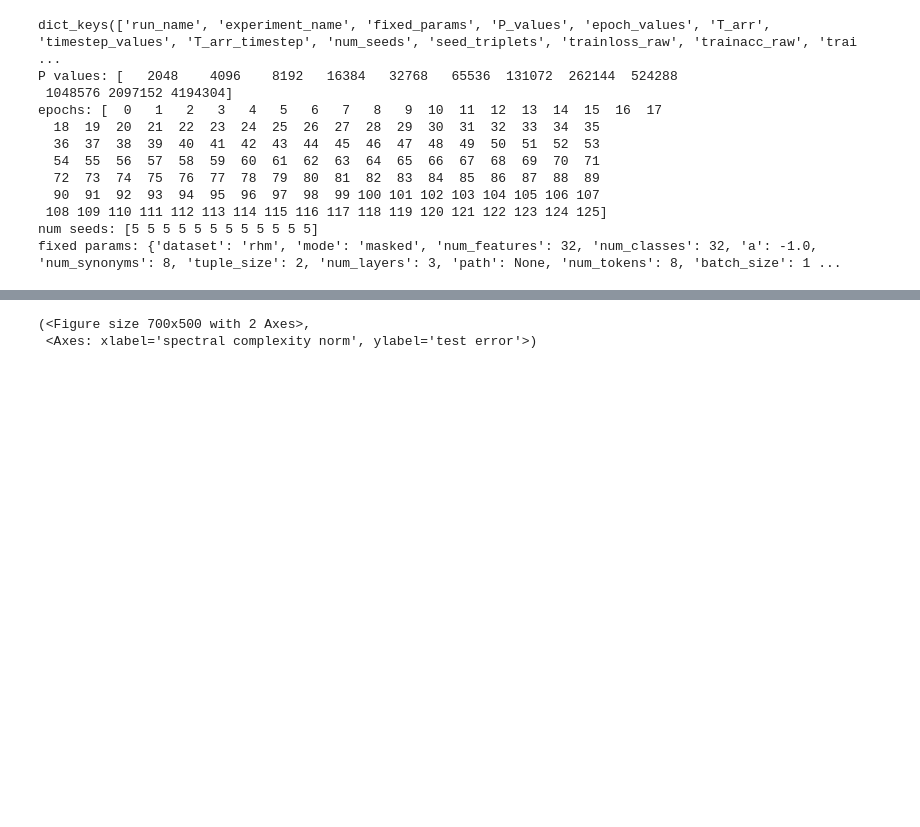
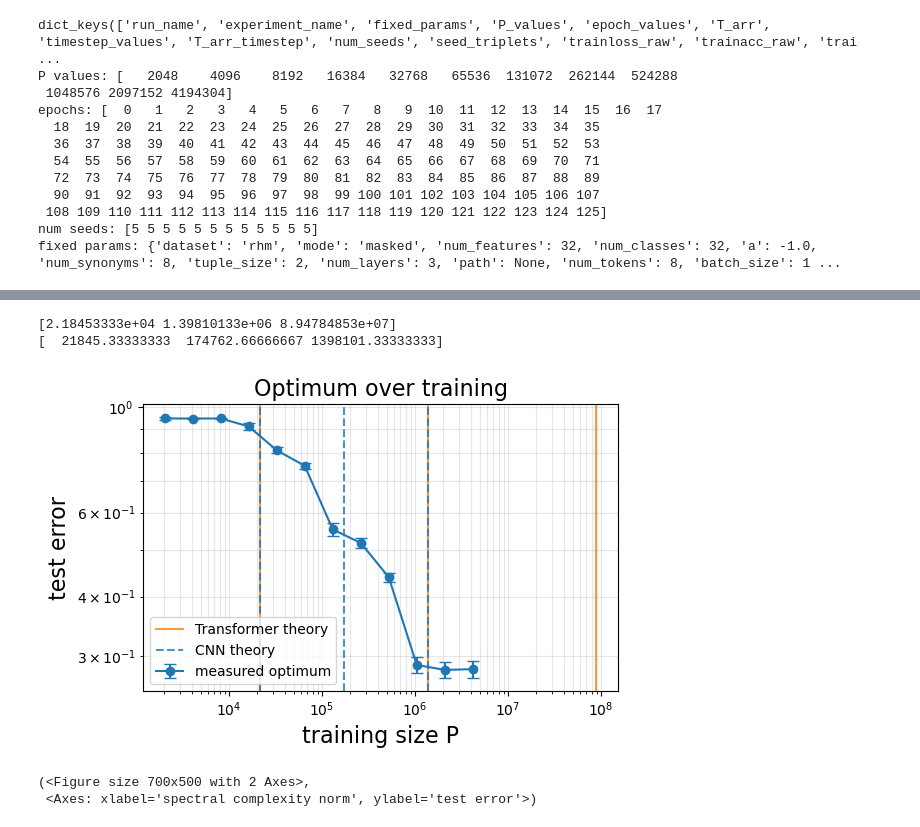
Before and after one commit to f-damico/theory-language-modelling, a Jupyter notebook: conv_rhm_dynamics.ipynb, the cells around one changed output, grey strips where cells are left out. Saved outputs shown, nothing was run; the diff lists cells and outputs as text; code cells hidden in the pictures; blank space fills up the shorter version.

```diff
--- a/conv_rhm_dynamics.ipynb
+++ b/conv_rhm_dynamics.ipynb
@@ -1334,3 +1708,72 @@ plt.show()
+# %%
+import numpy as np
+import matplotlib.pyplot as plt
+
+P = np.asarray(res["P_values"], dtype=float)
+y = np.asarray(res["best_acc_mean"], dtype=float)
+yerr = np.asarray(res["best_acc_std"], dtype=float)
+yerr = np.where(yerr < 0, 0.0, yerr)
+
+# ---- extract actual RHM parameters from res ----
+fp = res.get("fixed_params", {})
+
+v = 32
+m = 8
+s = 2
+L = 3
+
+
+f = m / (v ** (s - 1))
+if not (0 < f < 1):
+    raise ValueError(f"Need 0 < f = m / v^(s-1) < 1, got f={f:.6g}")
+
+levels = np.arange(1, L + 1)
+
+# Paper predictions
+P_tr = (v / (1 - f)) * (m ** (2 * levels + 1))   # transformer
+P_cnn = (v / (1 - f)) * (m ** (levels + 2))      # CNN
+print(P_tr)
+print(P_cnn)
+
+fig, ax = plt.subplots(figsize=(6, 4))
+
+ax.errorbar(P, 1 - y, yerr=yerr, marker="o", capsize=4, label="measured optimum")
+ax.set_xscale("log")
+ax.set_yscale("log")
+ax.set_xlabel("training size P", fontsize=16)
+ax.set_ylabel("test error", fontsize=16)
+ax.set_title("Optimum over training", fontsize=16)
+ax.grid(True, which="both", alpha=0.3)
+
+# vertical lines: transformer thresholds
+for i, pth in enumerate(P_tr):
+    ax.axvline(
+        pth,
+        color="tab:orange",
+        ls="-",
+        lw=1.5,
+        alpha=0.8,
+        label="Transformer theory" if i == 0 else None,
+    )
+
+# vertical lines: CNN thresholds
+for i, pth in enumerate(P_cnn):
+    ax.axvline(
+        pth,
+        color="tab:blue",
+        ls="--",
+        lw=1.5,
+        alpha=0.8,
+        label="CNN theory" if i == 0 else None,
+    )
+
+ax.legend(fontsize=10)
+plt.tight_layout()
+plt.show()
+# %% [output]
+[2.18453333e+04 1.39810133e+06 8.94784853e+07]
+[  21845.33333333  174762.66666667 1398101.33333333]
+[figure, added]
 # %%
 plot_err_vs_norm_all_curves(
     res,
```
Also changed, not shown: parts of 17 cells of this notebook, 9 other files.
